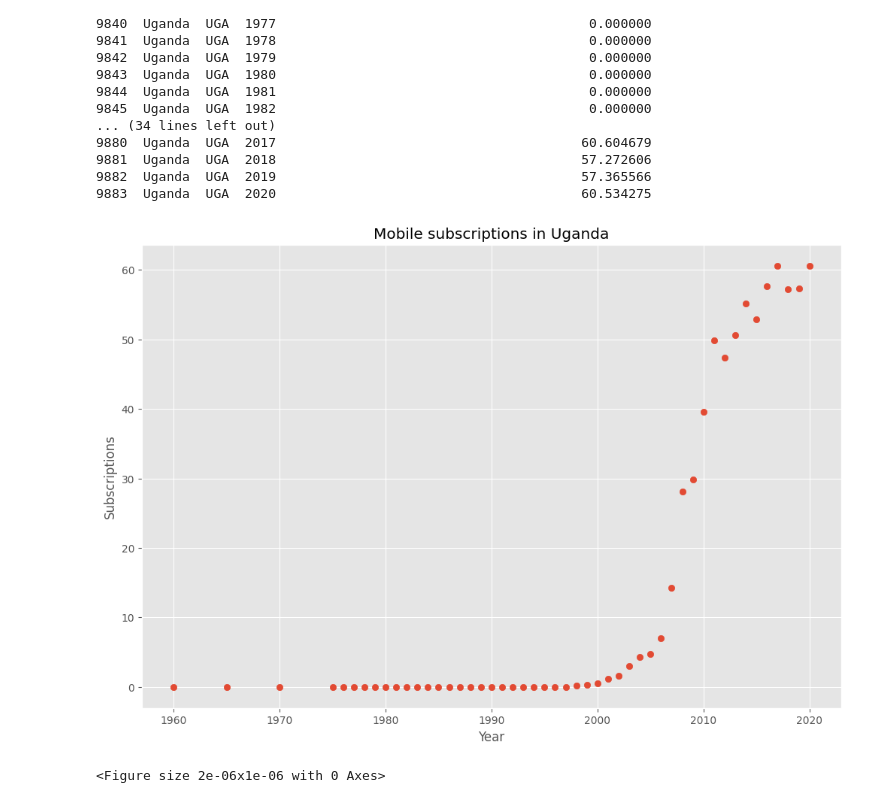
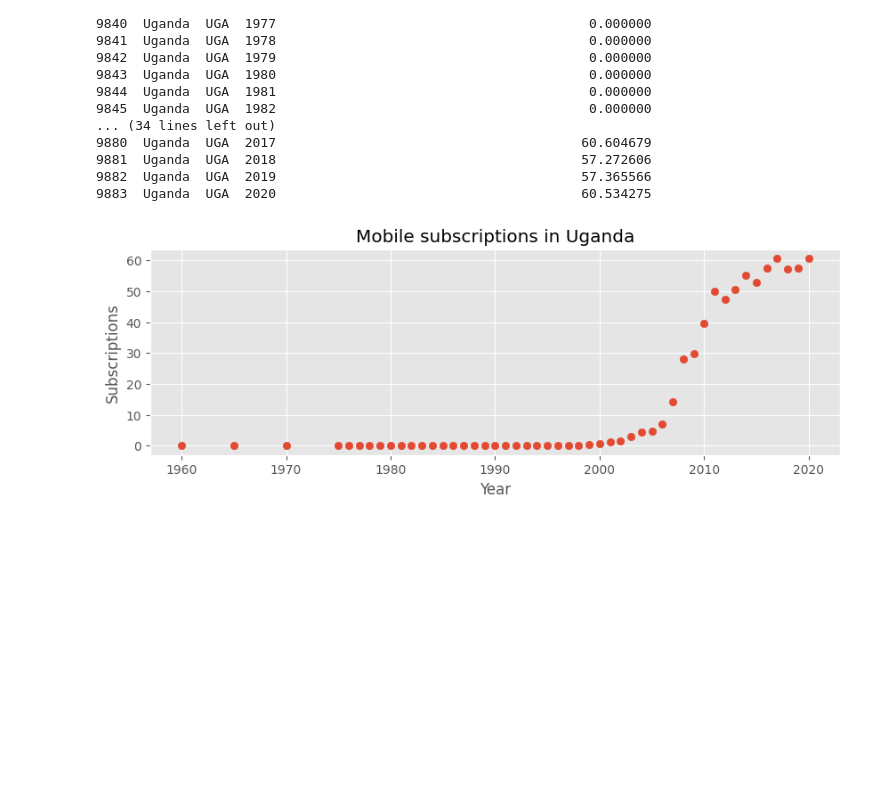
Before and after one commit to yakobodata/mobile_subscriptions, a Jupyter notebook: mobile_cellular_subscription.ipynb, the cells around one changed output. Saved outputs shown, nothing was run; the diff lists cells and outputs as text; code cells hidden in the pictures; blank space fills up the shorter version.

Commit message:
graph_modified

```diff
--- a/mobile_cellular_subscription.ipynb
+++ b/mobile_cellular_subscription.ipynb
@@ -71,17 +71,11 @@ print(uga)
 # %%
 # Scatter plot with Year and Subscriptions in Uganda
 
 plt.scatter(x=uga['Year'],y=uga['Mobile cellular subscriptions (per 100 people)'])
 plt.title('Mobile subscriptions in Uganda')
 plt.xlabel('Year')
 plt.ylabel('Subscriptions')
-
-# plotting a line plot after changing it's width and height
-f = plt.figure()
-f.set_figwidth(0.00000002)
-f.set_figheight(0.00000001)
-
+plt.rcParams["figure.figsize"] = (15,3)
 plt.show()
 # %% [output]
-[figure, old version]
+[figure, new version]
-<Figure size 2e-06x1e-06 with 0 Axes>
```
